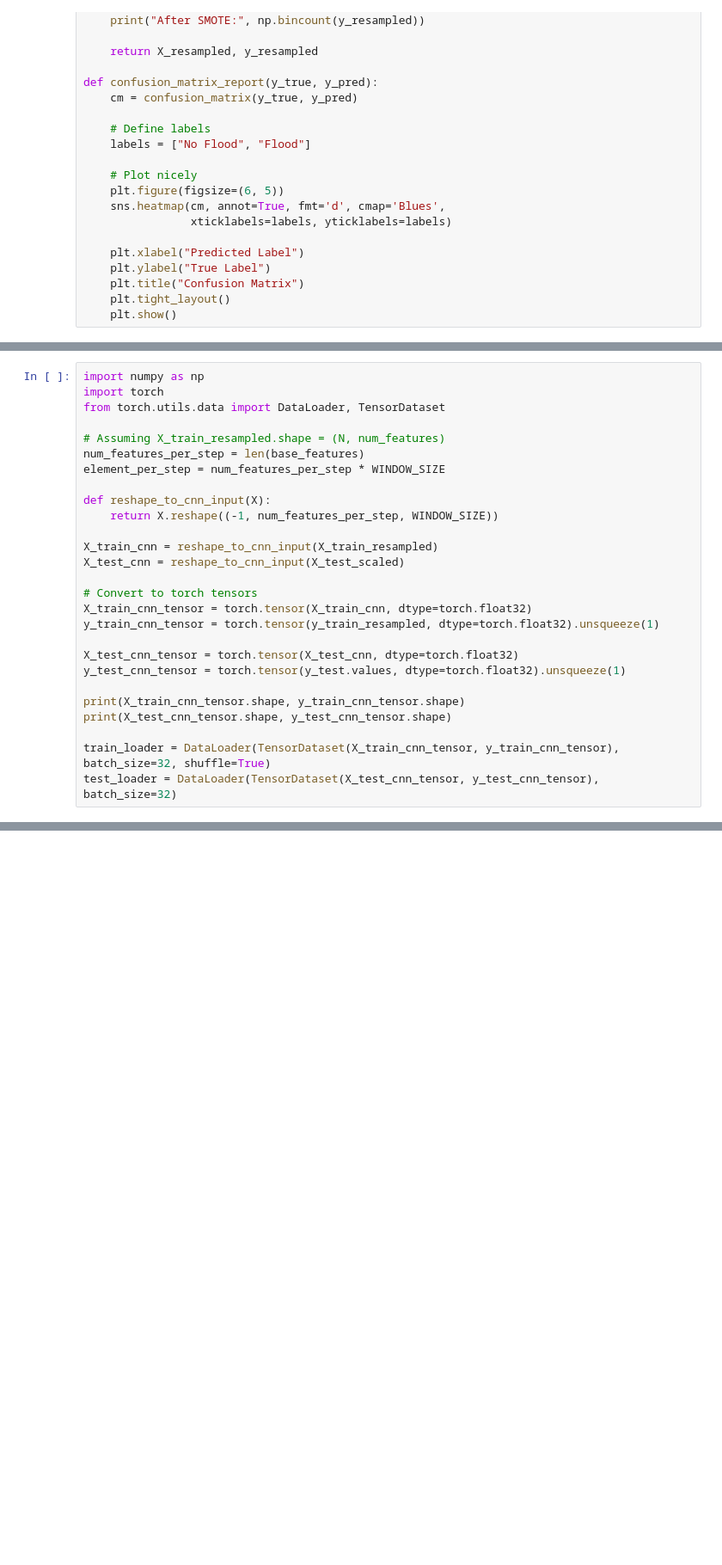
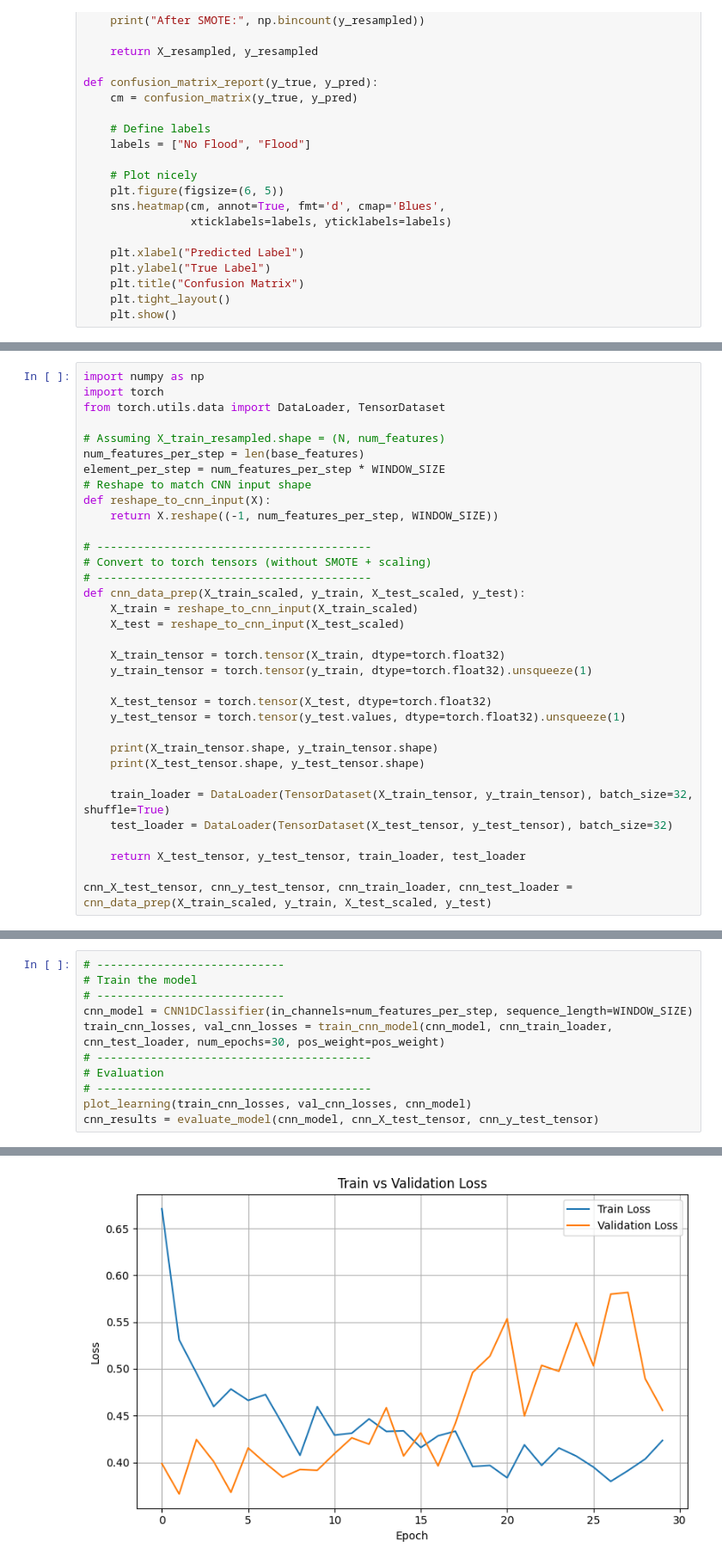
Before and after one commit to Kaos1105/flood-prediction, a Jupyter notebook: flood_model.ipynb, the cells around one changed output, grey strips where cells are left out. Shown at 86% size. Drawn from its saved outputs; the diff is of its cells as text; blank space fills up the shorter version.

```diff
--- a/flood_model.ipynb
+++ b/flood_model.ipynb
@@ -407,23 +436,30 @@ from torch.utils.data import DataLoader, TensorDataset
 # Assuming X_train_resampled.shape = (N, num_features)
 num_features_per_step = len(base_features)
 element_per_step = num_features_per_step * WINDOW_SIZE
-
+# Reshape to match CNN input shape
 def reshape_to_cnn_input(X):
     return X.reshape((-1, num_features_per_step, WINDOW_SIZE))
 
-X_train_cnn = reshape_to_cnn_input(X_train_resampled)
-X_test_cnn = reshape_to_cnn_input(X_test_scaled)
+# -----------------------------------------
+# Convert to torch tensors (without SMOTE + scaling)
+# -----------------------------------------
+def cnn_data_prep(X_train_scaled, y_train, X_test_scaled, y_test):
+    X_train = reshape_to_cnn_input(X_train_scaled)
+    X_test = reshape_to_cnn_input(X_test_scaled)
 
-# Convert to torch tensors
-X_train_cnn_tensor = torch.tensor(X_train_cnn, dtype=torch.float32)
-y_train_cnn_tensor = torch.tensor(y_train_resampled, dtype=torch.float32).unsqueeze(1)
+    X_train_tensor = torch.tensor(X_train, dtype=torch.float32)
+    y_train_tensor = torch.tensor(y_train, dtype=torch.float32).unsqueeze(1)
 
-X_test_cnn_tensor = torch.tensor(X_test_cnn, dtype=torch.float32)
-y_test_cnn_tensor = torch.tensor(y_test.values, dtype=torch.float32).unsqueeze(1)
+    X_test_tensor = torch.tensor(X_test, dtype=torch.float32)
+    y_test_tensor = torch.tensor(y_test.values, dtype=torch.float32).unsqueeze(1)
 
-print(X_train_cnn_tensor.shape, y_train_cnn_tensor.shape)
-print(X_test_cnn_tensor.shape, y_test_cnn_tensor.shape)
+    print(X_train_tensor.shape, y_train_tensor.shape)
+    print(X_test_tensor.shape, y_test_tensor.shape)
 
-train_loader = DataLoader(TensorDataset(X_train_cnn_tensor, y_train_cnn_tensor), batch_size=32, shuffle=True)
-test_loader = DataLoader(TensorDataset(X_test_cnn_tensor, y_test_cnn_tensor), batch_size=32)
+    train_loader = DataLoader(TensorDataset(X_train_tensor, y_train_tensor), batch_size=32, shuffle=True)
+    test_loader = DataLoader(TensorDataset(X_test_tensor, y_test_tensor), batch_size=32)
+
+    return X_test_tensor, y_test_tensor, train_loader, test_loader
+
+cnn_X_test_tensor, cnn_y_test_tensor, cnn_train_loader, cnn_test_loader = cnn_data_prep(X_train_scaled, y_train, X_test_scaled, y_test)
 # %% [output]
@@ -542,0 +536,12 @@ ROC AUC: 0.8364288341301949
+# %%
+# ----------------------------
+# Train the model
+# ----------------------------
+cnn_model = CNN1DClassifier(in_channels=num_features_per_step, sequence_length=WINDOW_SIZE)
+train_cnn_losses, val_cnn_losses = train_cnn_model(cnn_model, cnn_train_loader, cnn_test_loader, num_epochs=30, pos_weight=pos_weight)
+# -----------------------------------------
+# Evaluation
+# -----------------------------------------
+plot_learning(train_cnn_losses, val_cnn_losses, cnn_model)
+cnn_results = evaluate_model(cnn_model, cnn_X_test_tensor, cnn_y_test_tensor)
+# %% [output]
@@ -542,0 +565 @@ ROC AUC: 0.8364288341301949
+[figure, added]
```
Also changed, not shown: parts of 13 cells of this notebook.
